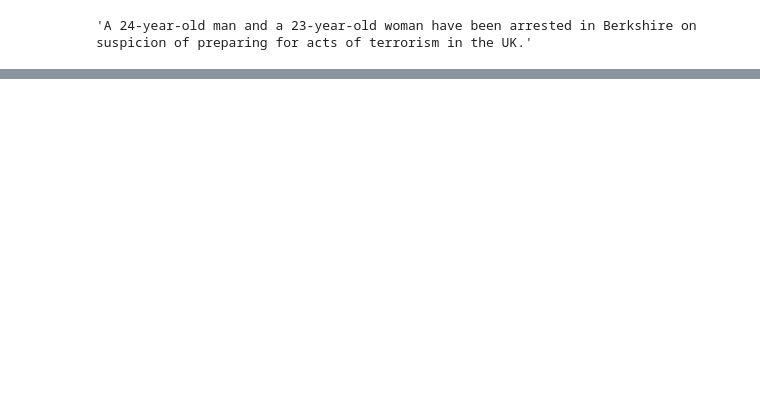
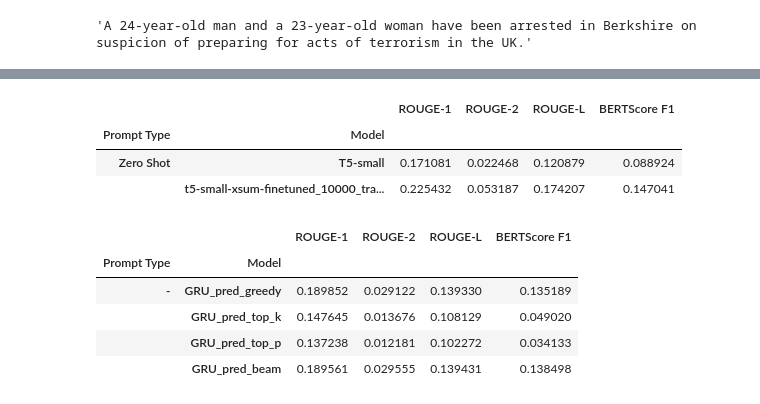
Before and after one commit to khalilvandian/NLP-Summarization, a Jupyter notebook: Evaluation.ipynb, the cells around one changed output, grey strips where cells are left out. Drawn from its saved outputs; the diff is of its cells as text; code cells hidden in the pictures; blank space fills up the shorter version.

```diff
--- a/Evaluation.ipynb
+++ b/Evaluation.ipynb
@@ -529,0 +595,16 @@ df_results_updated
+# %%
+df_fine_tuned_results
+# %% [output]
+|  |  | ROUGE-1 | ROUGE-2 | ROUGE-L | BERTScore F1 |
+| Prompt Type | Model |  |  |  |  |
+| Zero Shot | T5-small | 0.171081 | 0.022468 | 0.120879 | 0.088924 |
+|  | t5-small-xsum-finetuned_10000_tra... | 0.225432 | 0.053187 | 0.174207 | 0.147041 |
+# %%
+df_results_updated
+# %% [output]
+|  |  | ROUGE-1 | ROUGE-2 | ROUGE-L | BERTScore F1 |
+| Prompt Type | Model |  |  |  |  |
+| - | GRU_pred_greedy | 0.189852 | 0.029122 | 0.139330 | 0.135189 |
+|  | GRU_pred_top_k | 0.147645 | 0.013676 | 0.108129 | 0.049020 |
+|  | GRU_pred_top_p | 0.137238 | 0.012181 | 0.102272 | 0.034133 |
+|  | GRU_pred_beam | 0.189561 | 0.029555 | 0.139431 | 0.138498 |
```
Also changed, not shown: parts of 22 cells of this notebook.
